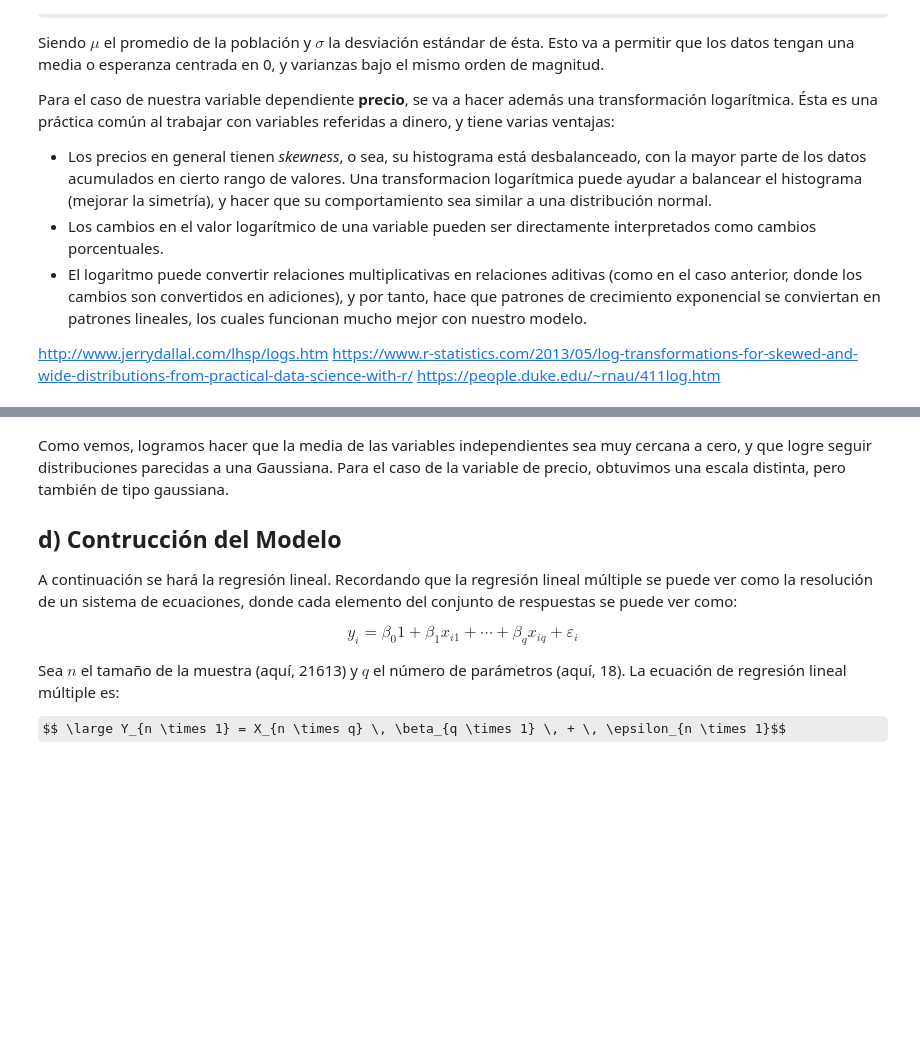
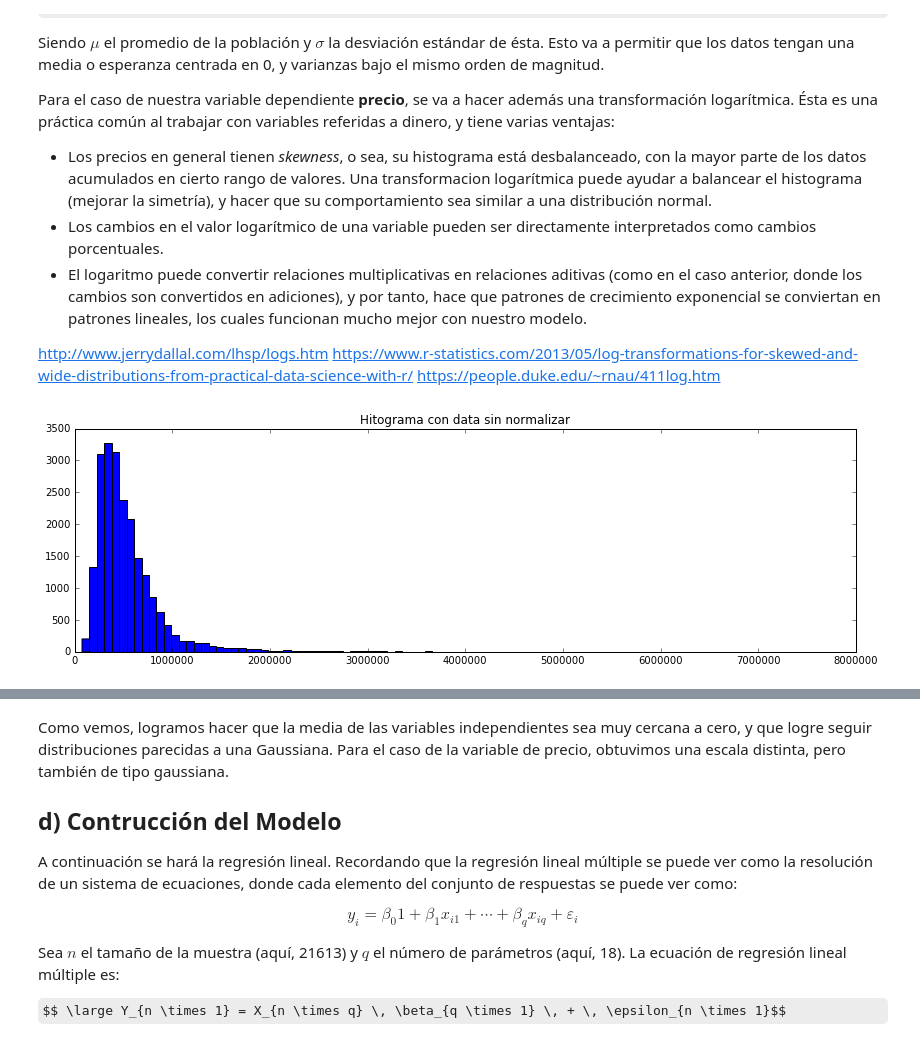
Before and after one commit to VitoVoti/ML_T1_LinReg, a Jupyter notebook: Tarea1 .ipynb, the cells around one changed output, grey strips where cells are left out. Drawn from its saved outputs; the diff is of its cells as text; code cells hidden in the pictures; some formulas as TeX source; blank space fills up the shorter version.

```diff
--- a/Tarea1 .ipynb
+++ b/Tarea1 .ipynb
@@ -123 +130,10 @@ Xtest = Xtest.drop(['price'], axis=1)
+# %%
+from matplotlib.pylab import hist, show
+from pylab import rcParams
+
+plt.title("Hitograma con data sin normalizar")
+plt.hist(df['price'],bins=100)
+plt.show()
+# %% [output]
+[figure, added]
 # %%
```
Also changed, not shown: parts of 94 cells of this notebook.
